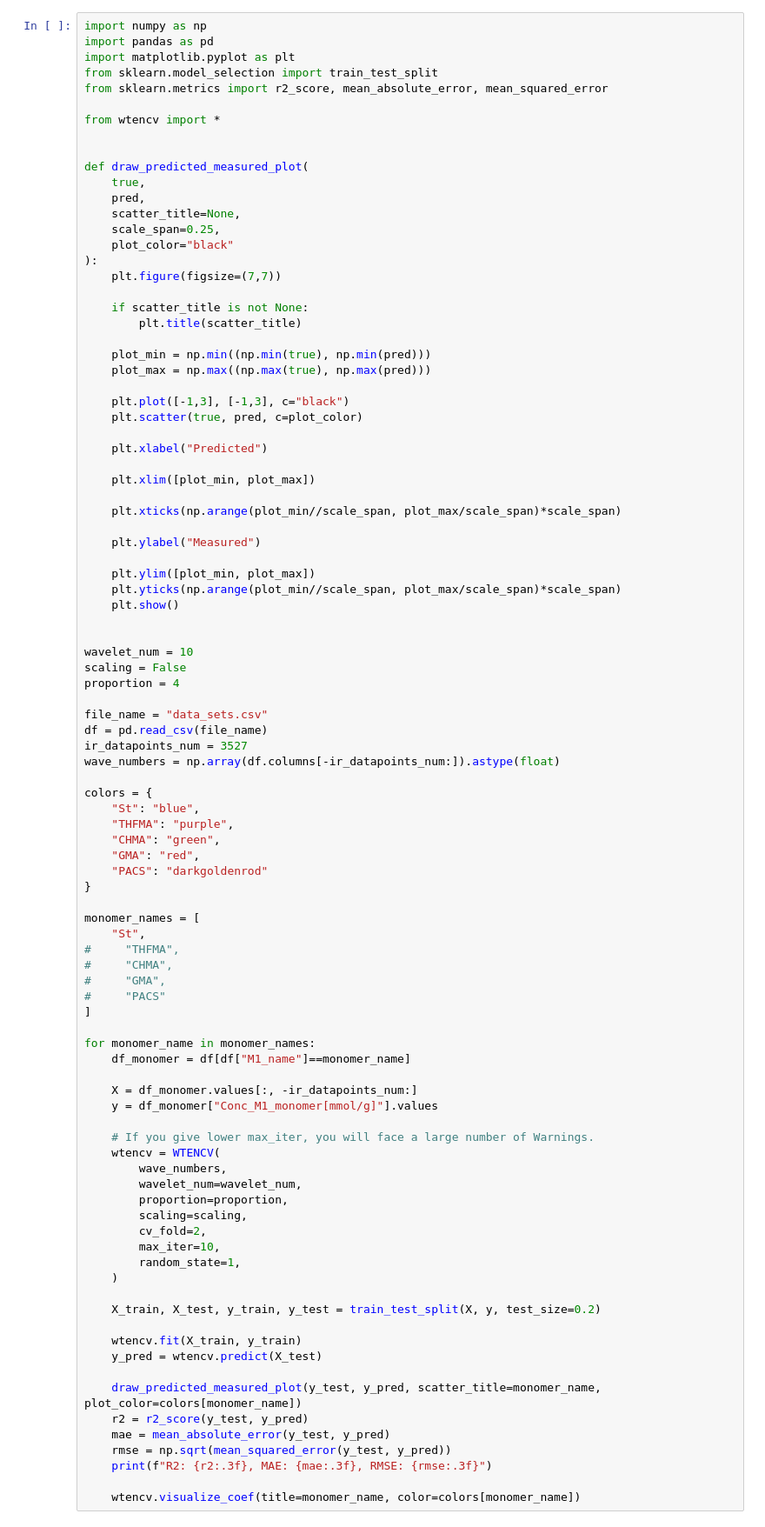
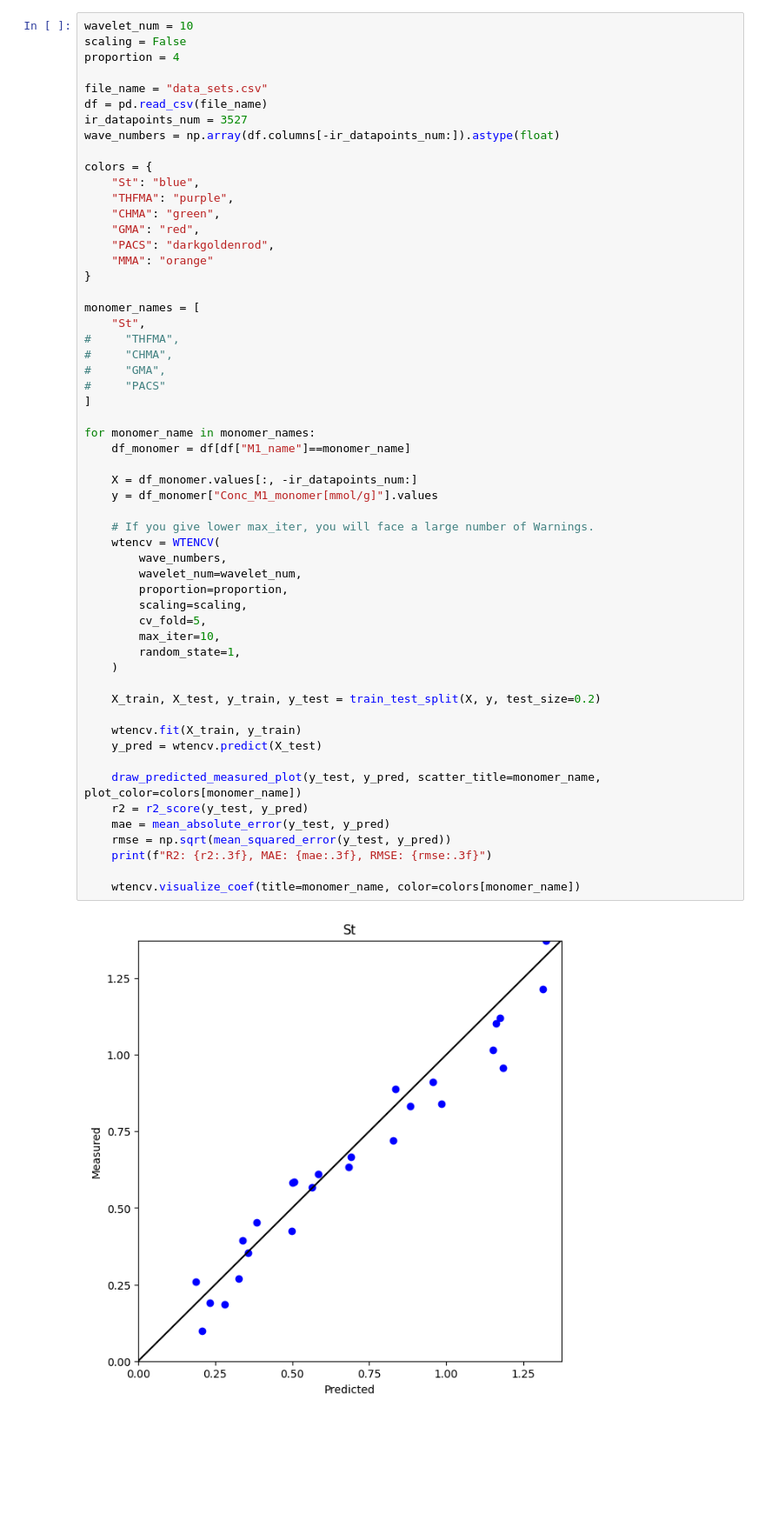
Before and after one commit to Wa-Araki/WT-ENCV, a Jupyter notebook: example.ipynb, the cells around one changed output. Shown: that part at 87% size. Cells and saved outputs as stored; diff of their text form; blank space fills up the shorter version.

```diff
--- a/example.ipynb
+++ b/example.ipynb
@@ -1,44 +62,4 @@
 # %%
-import numpy as np
-import pandas as pd
-import matplotlib.pyplot as plt
-from sklearn.model_selection import train_test_split
-from sklearn.metrics import r2_score, mean_absolute_error, mean_squared_error
-
-from wtencv import *
-
-
-def draw_predicted_measured_plot(
-    true,
-    pred,
-    scatter_title=None,
-    scale_span=0.25,
-    plot_color="black"
-):
-    plt.figure(figsize=(7,7))
-
-    if scatter_title is not None:
-        plt.title(scatter_title)
-
-    plot_min = np.min((np.min(true), np.min(pred)))
-    plot_max = np.max((np.max(true), np.max(pred)))
-
-    plt.plot([-1,3], [-1,3], c="black")
-    plt.scatter(true, pred, c=plot_color)
-
-    plt.xlabel("Predicted")
-
-    plt.xlim([plot_min, plot_max])
-
-    plt.xticks(np.arange(plot_min//scale_span, plot_max/scale_span)*scale_span)
-
-    plt.ylabel("Measured")
-
-    plt.ylim([plot_min, plot_max])
-    plt.yticks(np.arange(plot_min//scale_span, plot_max/scale_span)*scale_span)
-    plt.show()
-
-
 wavelet_num = 10
 scaling = False
 proportion = 4
@@ -53,7 +74,8 @@ colors = {
     "THFMA": "purple",
     "CHMA": "green",
     "GMA": "red",
-    "PACS": "darkgoldenrod"
+    "PACS": "darkgoldenrod",
+    "MMA": "orange"
 }
 
 monomer_names = [
@@ -65,31 +87,33 @@ monomer_names = [
 ]
 
 for monomer_name in monomer_names:
     df_monomer = df[df["M1_name"]==monomer_name]
 
     X = df_monomer.values[:, -ir_datapoints_num:]
     y = df_monomer["Conc_M1_monomer[mmol/g]"].values
 
     # If you give lower max_iter, you will face a large number of Warnings.
     wtencv = WTENCV(
         wave_numbers,
         wavelet_num=wavelet_num,
         proportion=proportion,
         scaling=scaling,
-        cv_fold=2,
+        cv_fold=5,
         max_iter=10,
         random_state=1,
     )
 
     X_train, X_test, y_train, y_test = train_test_split(X, y, test_size=0.2)
 
     wtencv.fit(X_train, y_train)
     y_pred = wtencv.predict(X_test)
 
     draw_predicted_measured_plot(y_test, y_pred, scatter_title=monomer_name, plot_color=colors[monomer_name])
     r2 = r2_score(y_test, y_pred)
     mae = mean_absolute_error(y_test, y_pred)
     rmse = np.sqrt(mean_squared_error(y_test, y_pred))
     print(f"R2: {r2:.3f}, MAE: {mae:.3f}, RMSE: {rmse:.3f}")
 
     wtencv.visualize_coef(title=monomer_name, color=colors[monomer_name])
+# %% [output]
+[figure, added]
```
Also changed, not shown: parts of 6 cells of this notebook, 1 other file.
